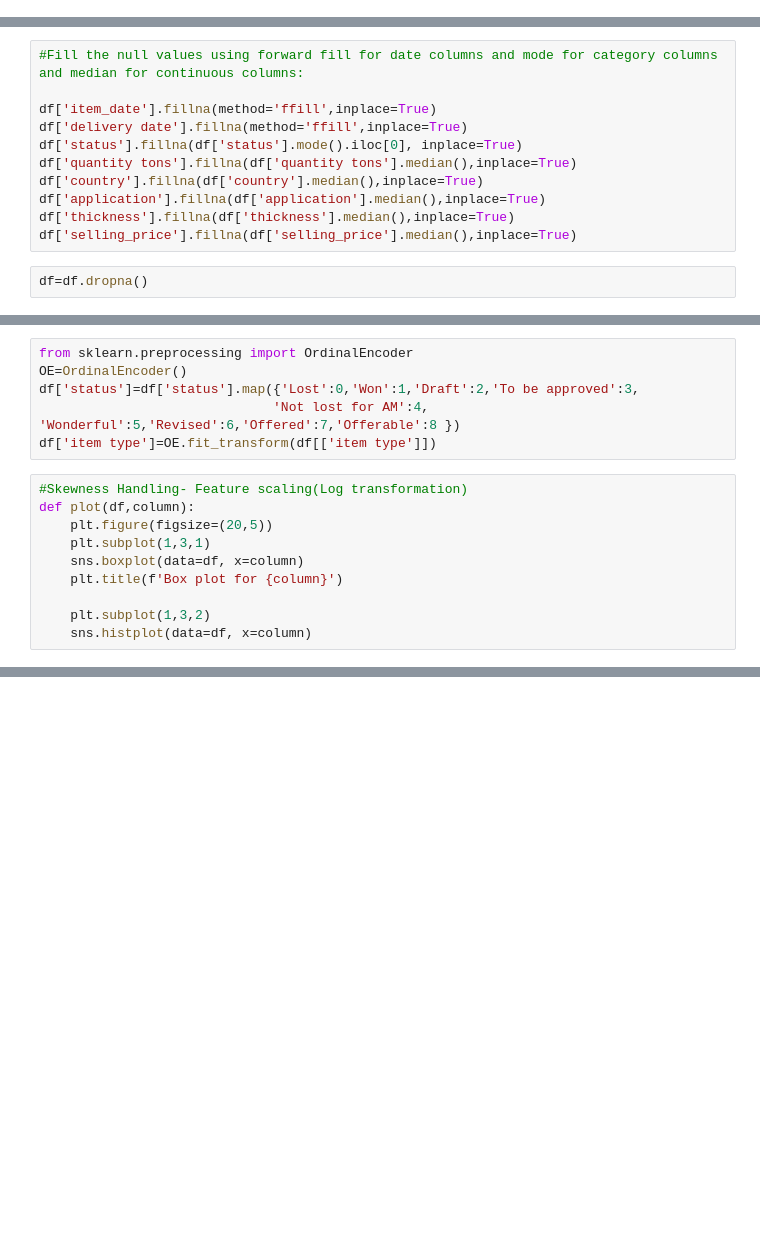
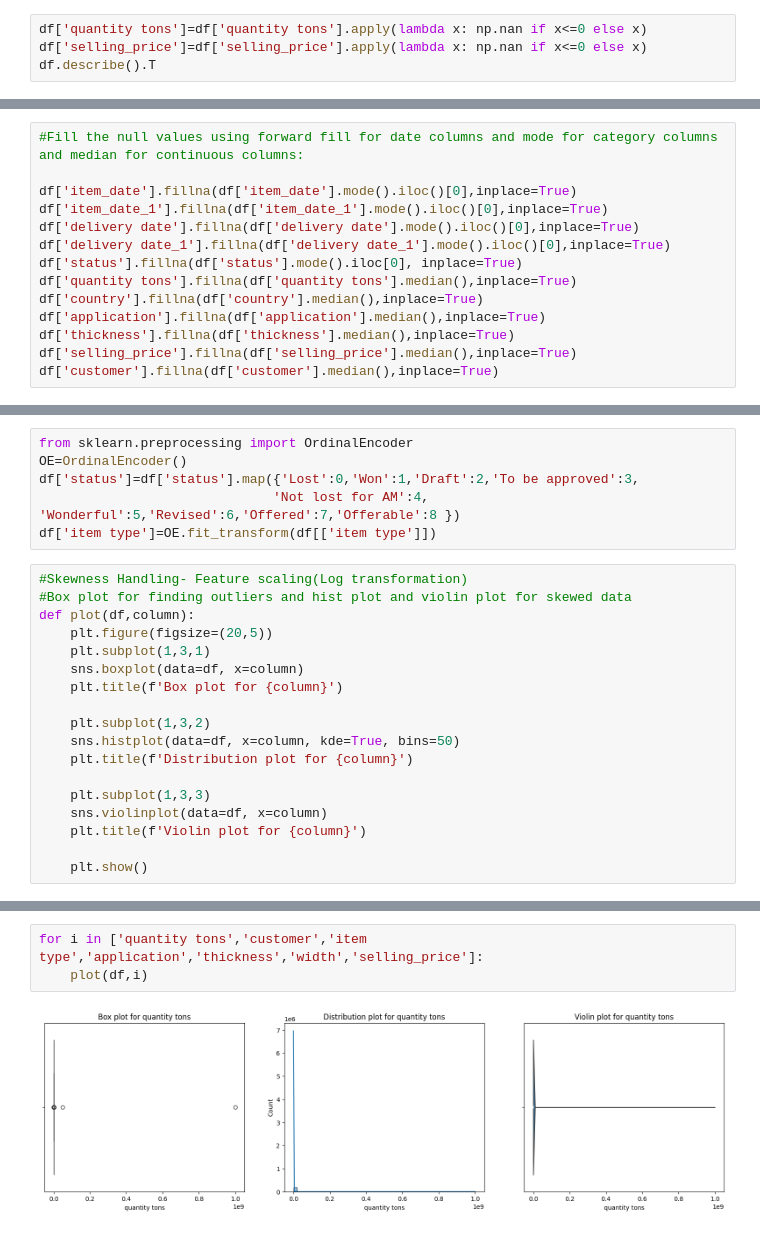
Before and after one commit to AyishaAmeer/Industrial-Copper-Modeling, a Jupyter notebook: Ind_copper.ipynb, the cells around one changed output, grey strips where cells are left out. Saved outputs shown, nothing was run; the diff lists cells and outputs as text; blank space fills up the shorter version.

```diff
--- a/Ind_copper.ipynb
+++ b/Ind_copper.ipynb
@@ -90 +92,5 @@ selling_price     1
 dtype: int64
+# %%
+df['quantity tons']=df['quantity tons'].apply(lambda x: np.nan if x<=0 else x)
+df['selling_price']=df['selling_price'].apply(lambda x: np.nan if x<=0 else x)
+df.describe().T
@@ -91,13 +109,14 @@ dtype: int64
 # %%
 #Fill the null values using forward fill for date columns and mode for category columns and median for continuous columns:
 
-df['item_date'].fillna(method='ffill',inplace=True)
-df['delivery date'].fillna(method='ffill',inplace=True)
+df['item_date'].fillna(df['item_date'].mode().iloc()[0],inplace=True)
+df['item_date_1'].fillna(df['item_date_1'].mode().iloc()[0],inplace=True)
+df['delivery date'].fillna(df['delivery date'].mode().iloc()[0],inplace=True)
+df['delivery date_1'].fillna(df['delivery date_1'].mode().iloc()[0],inplace=True)
 df['status'].fillna(df['status'].mode().iloc[0], inplace=True)
 df['quantity tons'].fillna(df['quantity tons'].median(),inplace=True)
 df['country'].fillna(df['country'].median(),inplace=True)
 df['application'].fillna(df['application'].median(),inplace=True)
 df['thickness'].fillna(df['thickness'].median(),inplace=True)
 df['selling_price'].fillna(df['selling_price'].median(),inplace=True)
+df['customer'].fillna(df['customer'].median(),inplace=True)
-# %%
-df=df.dropna()
@@ -139,6 +175,7 @@ df['status']=df['status'].map({'Lost':0,'Won':1,'Draft':2,'To be approved':3,
 df['item type']=OE.fit_transform(df[['item type']])
 # %%
 #Skewness Handling- Feature scaling(Log transformation)
+#Box plot for finding outliers and hist plot and violin plot for skewed data
 def plot(df,column):
     plt.figure(figsize=(20,5))
     plt.subplot(1,3,1)
@@ -146,4 +183,11 @@ def plot(df,column):
     plt.title(f'Box plot for {column}')
 
     plt.subplot(1,3,2)
-    sns.histplot(data=df, x=column)
+    sns.histplot(data=df, x=column, kde=True, bins=50)
+    plt.title(f'Distribution plot for {column}')
+
+    plt.subplot(1,3,3)
+    sns.violinplot(data=df, x=column)
+    plt.title(f'Violin plot for {column}')
+
+    plt.show()
@@ -149,0 +201,5 @@ def plot(df,column):
+# %%
+for i in ['quantity tons','customer','item type','application','thickness','width','selling_price']:
+    plot(df,i)
+# %% [output]
+[figure, added]
```
Also changed, not shown: parts of 84 cells of this notebook.
